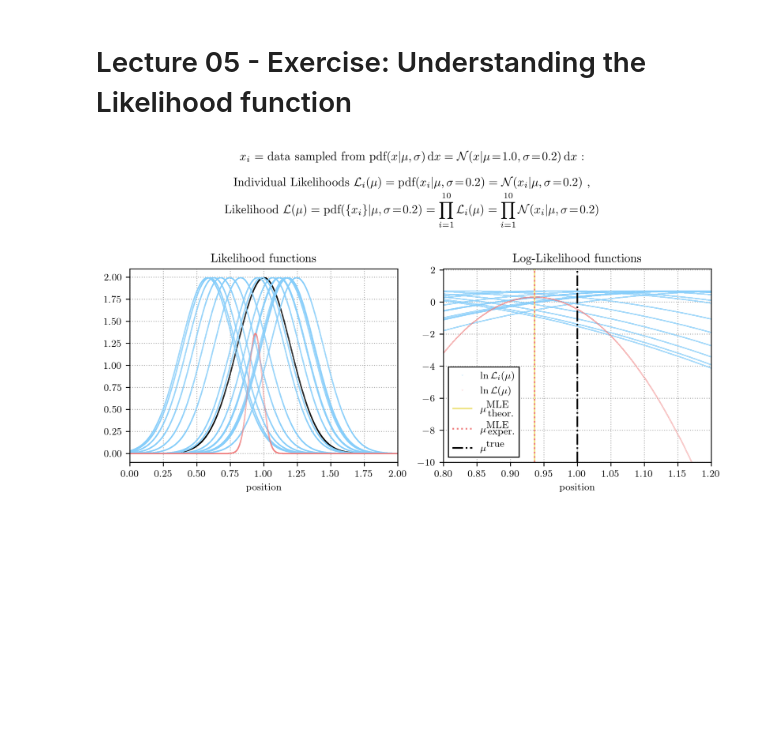
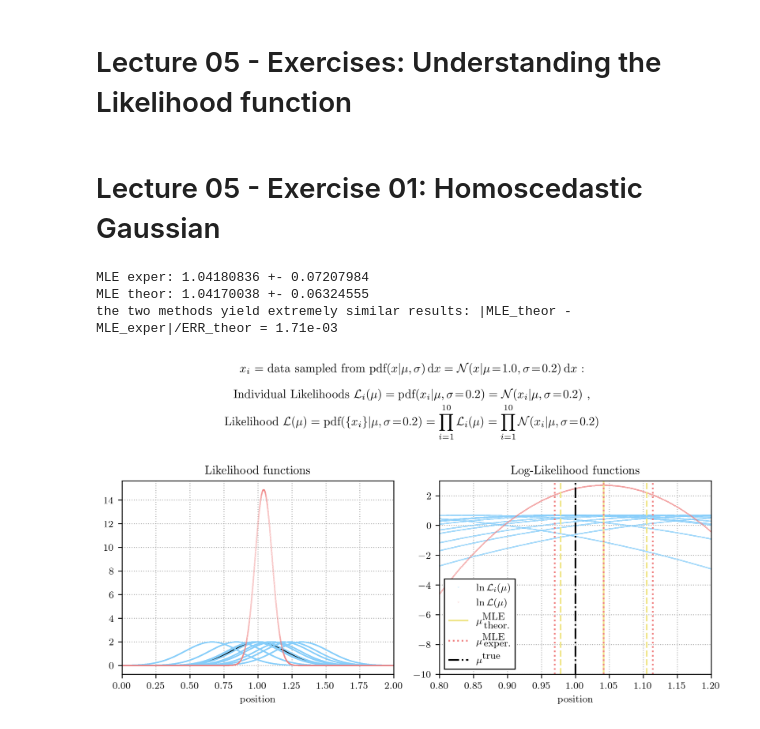
Before and after one commit to Andrea-Pierini/astrostatistics_bicocca_2022-1, a Jupyter notebook: working/L05.ipynb, the cells around one changed output. Saved outputs shown, nothing was run; the diff lists cells and outputs as text; code cells hidden in the pictures; blank space fills up the shorter version.

Commit message:
Finished Lecture 05 Exercise 02, touched up Exercise 01, polished images, copied them in backup/final img folder

```diff
--- a/working/L05.ipynb
+++ b/working/L05.ipynb
@@ -1,5 +1,5 @@
 # %% [markdown]
-# Lecture 05 - Exercise: Understanding the Likelihood function
+# Lecture 05 - Exercises: Understanding the Likelihood function
 # %%
 #######################
 ### L05 - Exercises ###
@@ -30,6 +30,8 @@ plt.rc('text.latex', preamble=r'\usepackage{amssymb}')
 
 # did we start this notebook from ".../GitHub/working" directory or from ".../GitHub" (by accident)?
 current_pwd = os.getcwd()
+# %% [markdown]
+# Lecture 05 - Exercise 01: Homoscedastic Gaussian
 # %%
 # --------------------------------------------------------------------------------------
 # Generate N fake measurements of the position x of a quasar:
@@ -38,7 +40,7 @@ current_pwd = os.getcwd()
 # imagining to use the same telescope (homoscedastic errors, s=0.2)
 # thus, extract these random variables from a normal distribution with mu=m, sigma=s
 
-N   = 15
+N   = 10
 m   = 1
 s   = 0.2
 distr_gauss = stats.norm(m,s)
@@ -71,9 +73,26 @@ def likelihood_individual(var_x, var_mu, var_s=s):
 
 def likelihood(var_x, var_mu, var_s=s):
     product = 1.
-    for x_i in var_x:
-        product *= likelihood_individual(x_i, var_mu, var_s)
+    if hasattr(var_s, "__len__"):
+        for x_i, s_i in zip(var_x, var_s):
+            product *= likelihood_individual(x_i, var_mu, s_i)
+    else:
+        for x_i in var_x:
+            product *= likelihood_individual(x_i, var_mu, var_s)
     return product
+
+# -------------------------------------------------------------------------------------------------------------
+# the total loglikelihood function is lnL(mu) = ln( prod_i^N L_i(mu) ) = sum_i^N ln( pdf(x_i|mu, sigma=fixed) )
+
+def loglikelihood(var_x, var_mu, var_s=s):
+    sum = 0.
+    if hasattr(var_s, "__len__"):
+        for x_i, s_i in zip(var_x, var_s):
+            sum += np.log( likelihood_individual(x_i, var_mu, s_i) )
+    else:
+        for x_i in var_x:
+            sum += np.log( likelihood_individual(x_i, var_mu, var_s) )
+    return sum
 
 # --------------------------------------------------------------------------------------
 # Extract information from the procedure
@@ -81,21 +100,37 @@ def likelihood(var_x, var_mu, var_s=s):
 
 # --------------------------------------------------------------------------------------
 # a simple way to find the maximum likelihood estimator:
-### find the index of the numerical max of the likelihood(mu) array and the corresponding mu
+### find the index of the numerical max of the likelihood(mu) array and the corresponding mu;
+### then compute its error numerically via the theoretical formula derived with the Fischer information matrix:
+### sigma_mu = 1 / sqrt( - d_loglikelihood / d_mu^2 ) evaluated at that mu
 
-MLE_exper = var_mu[ np.argmax( likelihood(x, var_mu) ) ]
+lnL = loglikelihood(x, var_mu)
 
-print('MLE exper: {:.5f}'.format(MLE_exper))
+MLE_exper = var_mu[ np.argmax(lnL) ]
+
+dmu = var_mu[1] - var_mu[0]
+
+dlnL_dmu2 = np.diff( np.copy(lnL) ) / dmu**2
+
+sigma_mu = 1. / np.sqrt( - dlnL_dmu2[ np.argmax(lnL) ] )
+
+print('MLE exper: {:.8f} +- {:.8f}'.format(MLE_exper, sigma_mu))
 
 # --------------------------------------------------------------------------------------
-# the theoretical maximum likelihood estimator is the sample mean +- std dev of the mean
+# the theoretical maximum likelihood estimator is:
+### sample mean +- [ std dev of the mean = sigma(known) / sqrt(N) ];
+# as demonstrated analytically on an N-sample extracted from homoscedastic Gaussian with known sigma
 
 MLE_theor = np.mean(x)
 ERR_theor = s / np.sqrt(N)
 
-print('MLE theor: {:.5f} +- {:.5f}'.format(MLE_theor, ERR_theor))
+print('MLE theor: {:.8f} +- {:.8f}'.format(MLE_theor, ERR_theor))
 
 print('the two methods yield extremely similar results: |MLE_theor - MLE_exper|/ERR_theor = {:.2e}'.format( np.abs(MLE_theor - MLE_exper) / ERR_theor ))
+# %% [output]
+MLE exper: 1.04180836 +- 0.07207984
+MLE theor: 1.04170038 +- 0.06324555
+the two methods yield extremely similar results: |MLE_theor - MLE_exper|/ERR_theor = 1.71e-03
 # %%
 #############################################
 ### Plot the various Likelihood functions ###
@@ -151,7 +186,8 @@ ax.set_title('Likelihood functions')
 
 ax = fig.add_subplot(122)
 ax.set_xlim(0.8,1.2)
-ymax = 3*max( np.max(np.log(likelihood(x, var_mu))), np.max(np.log(distr_gauss.pdf(x_temp))) )
+# ymax = 3*max( np.max(np.log(likelihood(x, var_mu))), np.max(np.log(distr_gauss.pdf(x_temp))) )
+ymax = 3
 ax.set_ylim(-10, ymax)
 ax.set_xlabel('position')
 ax.grid(ls=':')
@@ -159,39 +195,41 @@ ax.grid(ls=':')
 for i, x_i in enumerate(x_copy):
     if i==0:
         ax.plot( var_mu, np.log(likelihood_individual(x_i, var_mu)), ls='', c='lightskyblue', marker='o', markersize=1e-1, label=r'$\textup{ln}\,\mathcal{L}_i(\mu)$')
     else:
         ax.plot( var_mu, np.log(likelihood_individual(x_i, var_mu)), ls='', c='lightskyblue', marker='o', markersize=1e-1)
 
-ax.plot( var_mu, np.log(likelihood(x, var_mu)), ls='', c='lightcoral', marker='o', markersize=1e-1, label=r'$\textup{ln}\,\mathcal{L}(\mu)$')
+ax.plot( var_mu, loglikelihood(x, var_mu), ls='', c='lightcoral', marker='o', markersize=1e-1, label=r'$\textup{ln}\,\mathcal{L}(\mu)$')
 
 ax.vlines(MLE_theor, ymin=-10, ymax=ymax, ls='-', color='khaki', label=r'$\mu^{\textup{MLE}}_{\,\textup{theor.}}$')
-ax.vlines(MLE_theor+ERR_theor, ymin=10, ymax=ymax, ls='--', color='khaki')
-ax.vlines(MLE_theor-ERR_theor, ymin=10, ymax=ymax, ls='--', color='khaki')
+ax.vlines(MLE_theor+ERR_theor, ymin=-10, ymax=ymax, ls='--', color='khaki')
+ax.vlines(MLE_theor-ERR_theor, ymin=-10, ymax=ymax, ls='--', color='khaki')
 ax.vlines(MLE_exper, ymin=-10, ymax=ymax, ls=':', color='lightcoral', label=r'$\mu^{\textup{MLE}}_{\,\textup{exper.}}$')
+ax.vlines(MLE_exper+sigma_mu, ymin=-10, ymax=ymax, ls=':', color='lightcoral')
+ax.vlines(MLE_exper-sigma_mu, ymin=-10, ymax=ymax, ls=':', color='lightcoral')
 ax.vlines(1, ymin=-10, ymax=ymax, ls='-.', color='black', label=r'$\mu^{\textup{true}}$')
 
 
 ax.legend(frameon=True, framealpha=1, fancybox=False, edgecolor='black', loc=3)
 
 ax.set_title('Log-Likelihood functions')
 
 
 # --------------------------------------------------------------------------------------
 # Utility: legend, maketitle, savefigure...
 
 # ax.legend(frameon=True, framealpha=1, fancybox=False, edgecolor='black', loc=5)
 # ax.set_title( sampling_label + '\n\n' + likelihoodsss_label + '\n' + likelihood_label + '\n')
 fig.suptitle( sampling_label + '\n\n' + likelihoodsss_label + '\n' + likelihood_label + '\n')
 
 # do we want to save the figure?
 fig.tight_layout()
 if False:
     if current_pwd[-6:] == 'GitHub':
-        fig.savefig('./working/L05_images/L05_Likelihood_LogLikelihood_plots.pdf', bbox_inches='tight')
+        fig.savefig('./working/L05_images/L05_Likelihood_LogLikelihood_HOMO.pdf', bbox_inches='tight')
     elif current_pwd[-14:] == 'GitHub\working':
-        fig.savefig('./L05_images/L05_Likelihood_LogLikelihood_plots.pdf', bbox_inches='tight')
+        fig.savefig('./L05_images/L05_Likelihood_LogLikelihood_HOMO.pdf', bbox_inches='tight')
 # %% [output]
-[figure, old version]
+[figure, new version]
 # %%
 # --------------------------------------------------------------------------------------
 # Extract information from the procedure
```
Also changed, not shown: parts of 4 cells of this notebook, 5 other files.
